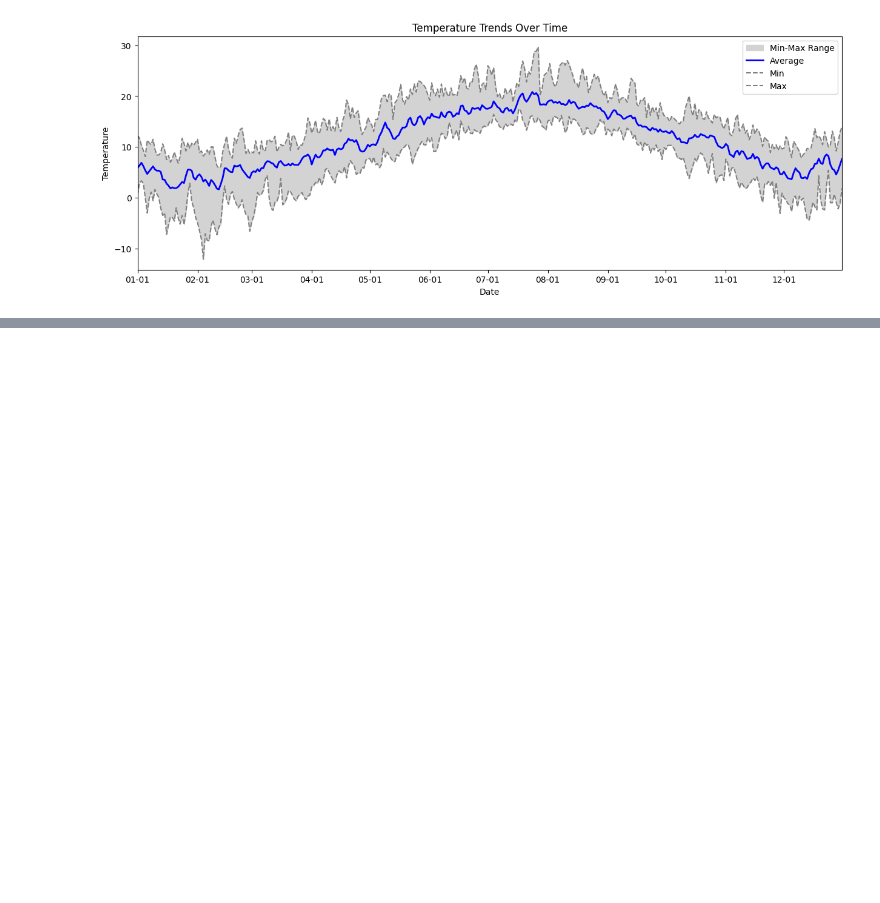
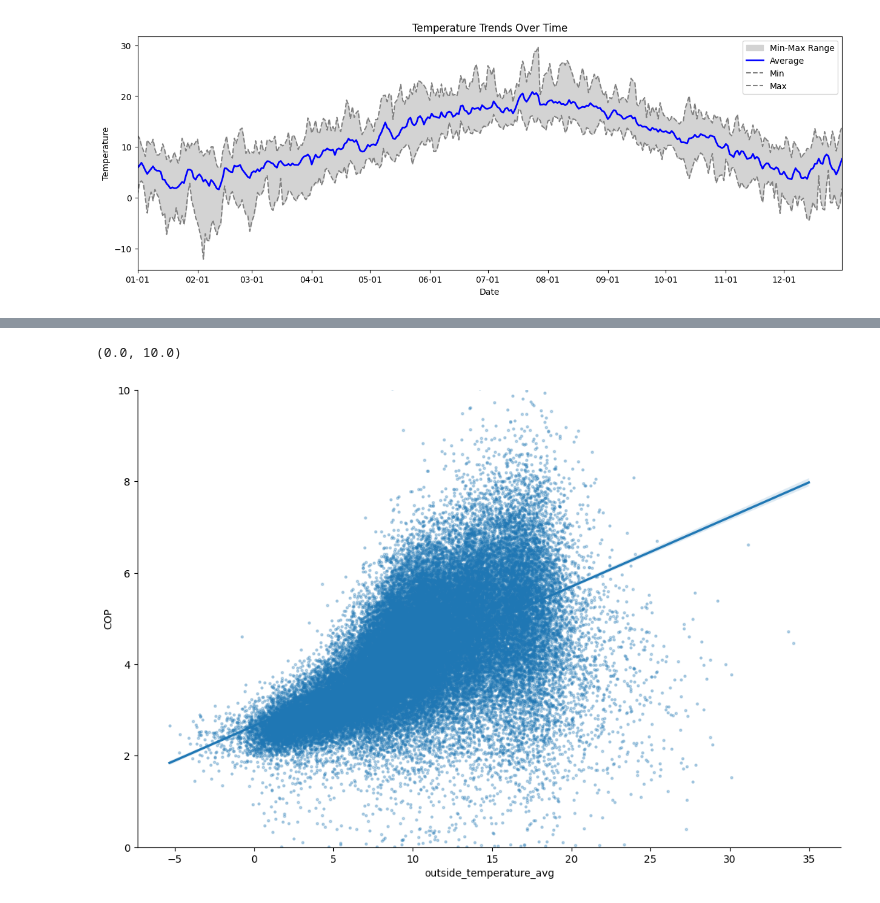
Before and after one commit to season0112/quatt_data_analysis, a Jupyter notebook: guaranteed-savings/Explorative_temperature_extrapolation.ipynb, the cells around one changed output, grey strips where cells are left out. Cells and saved outputs as stored; diff of their text form; code cells hidden in the pictures; blank space fills up the shorter version.

```diff
--- a/guaranteed-savings/Explorative_temperature_extrapolation.ipynb
+++ b/guaranteed-savings/Explorative_temperature_extrapolation.ipynb
@@ -75,0 +223,10 @@ plt.show()
+# %%
+# scatter plot of COP per temperature
+sns.lmplot(x='outside_temperature_avg', y='COP',
+           data=df_cic[(df_cic['COP']>0) & (df_cic['heat_delivered']>1000)],
+             height=7, aspect=1.5, legend=False,
+           scatter_kws={"s": 5, "alpha": 0.3})
+plt.ylim([0,10])
+# %% [output]
+(0.0, 10.0)
+[figure, added]
```
Also changed, not shown: parts of 14 cells of this notebook.
